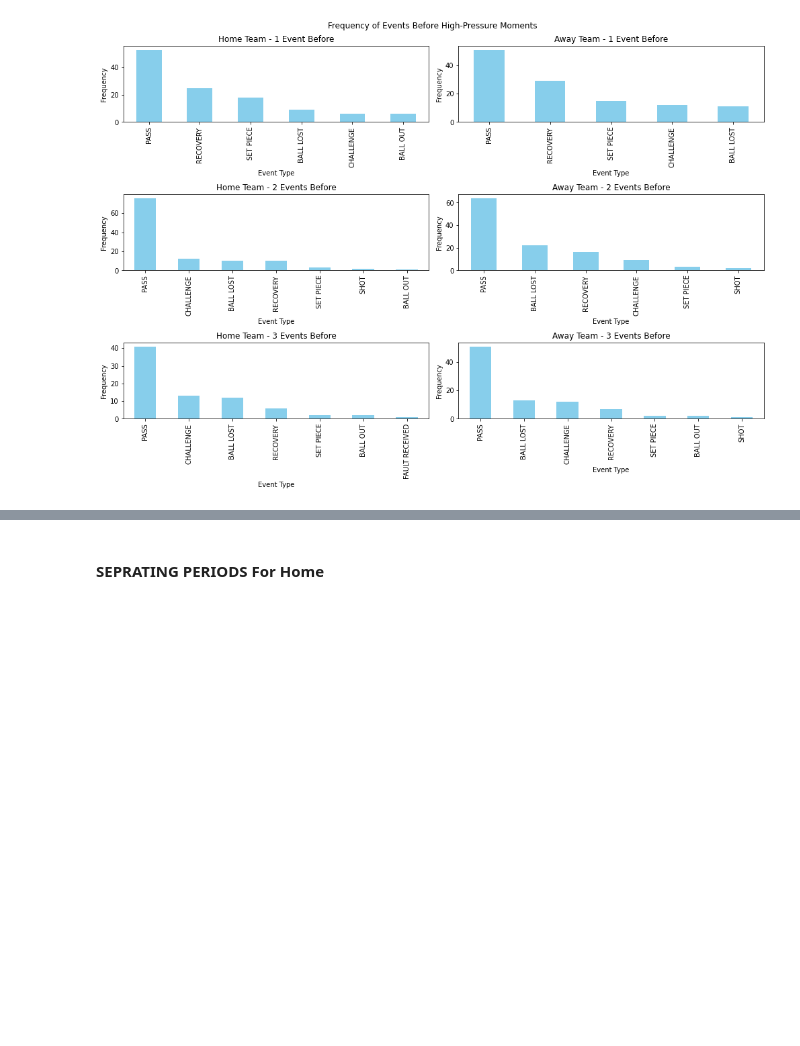
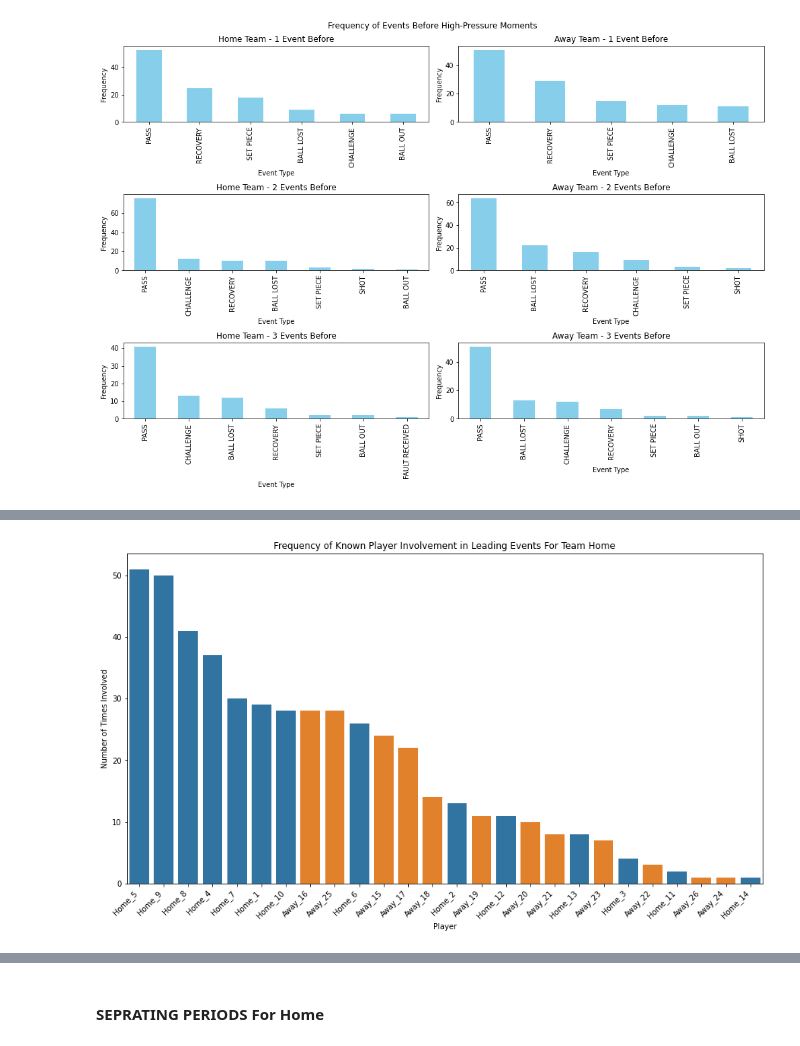
Before and after one commit to nahiid/Soccer-High-Pressure-Moments, a Jupyter notebook: src/high_pre_soccer.ipynb, the cells around one changed output, grey strips where cells are left out. Saved outputs shown, nothing was run; the diff lists cells and outputs as text; code cells hidden in the pictures; blank space fills up the shorter version.

Commit message:
Change time window

```diff
--- a/src/high_pre_soccer.ipynb
+++ b/src/high_pre_soccer.ipynb
@@ -651,8 +653,8 @@ def find_leading_events(moment_df, events_df, time_window):
 
     return pd.concat(leading_events, ignore_index=True)
 
-# Define the time window (9 seconds)
-time_window = 9
+# Define the time window (15 seconds)
+time_window = 15
 
 # Find leading events for home moments
 leading_events_home = find_leading_events(home_moments, events, time_window)
@@ -851,0 +869,3 @@ The is_first_col function was deprecated in Matplotlib 3.4 and will be removed t
+# %%
+leading_events_away.drop(['Start Frame', 'End Frame', 'Start Time [s]', 'End Time [s]', 'Period', 'Start X', 'Start Y', 'End X', 'End Y'], axis=1, inplace=True)
+leading_events_away
@@ -851,0 +928,44 @@ The is_first_col function was deprecated in Matplotlib 3.4 and will be removed t
+# %%
+import pandas as pd
+import seaborn as sns
+import matplotlib.pyplot as plt
+
+combined_players = leading_events_away['From'].append(leading_events_away['To'])
+player_counts = combined_players.value_counts()
+
+# Creating a DataFrame for player counts
+player_counts_df = pd.DataFrame.from_dict(player_counts).reset_index()
+player_counts_df.columns = ['Player', 'Count']
+
+# Function to label players with their team
+def label_player_with_team(player):
+    if player.startswith('Player'):
+        player_number = int(player.replace('Player', ''))
+        if 1 <= player_number <= 14:
+            return 'Home_' + str(player_number)
+        elif 15 <= player_number <= 26:
+            return 'Away_' + str(player_number)
+    return player
+
+# Apply the function to label players with their team
+player_counts_df['Player'] = player_counts_df['Player'].apply(label_player_with_team)
+
+# Excluding 'Unknown' from the player counts
+player_counts_df = player_counts_df[player_counts_df['Player'] != 'Unknown']
+
+# Sorting the DataFrame by player counts
+player_counts_df_sorted = player_counts_df.sort_values(by='Count', ascending=False)
+
+# Assigning colors based on the team
+colors = ['#1f77b4' if 'Home' in player else '#ff7f0e' for player in player_counts_df_sorted['Player']]
+
+# Plotting the histogram
+plt.figure(figsize=(15, 8))
+sns.barplot(x='Player', y='Count', data=player_counts_df_sorted, palette=colors)
+plt.xticks(rotation=45, ha='right')
+plt.title('Frequency of Known Player Involvement in Leading Events For Team Home')
+plt.xlabel('Player')
+plt.ylabel('Number of Times Involved')
+plt.show()
+# %% [output]
+[figure, added]
```
Also changed, not shown: parts of 21 cells of this notebook.
